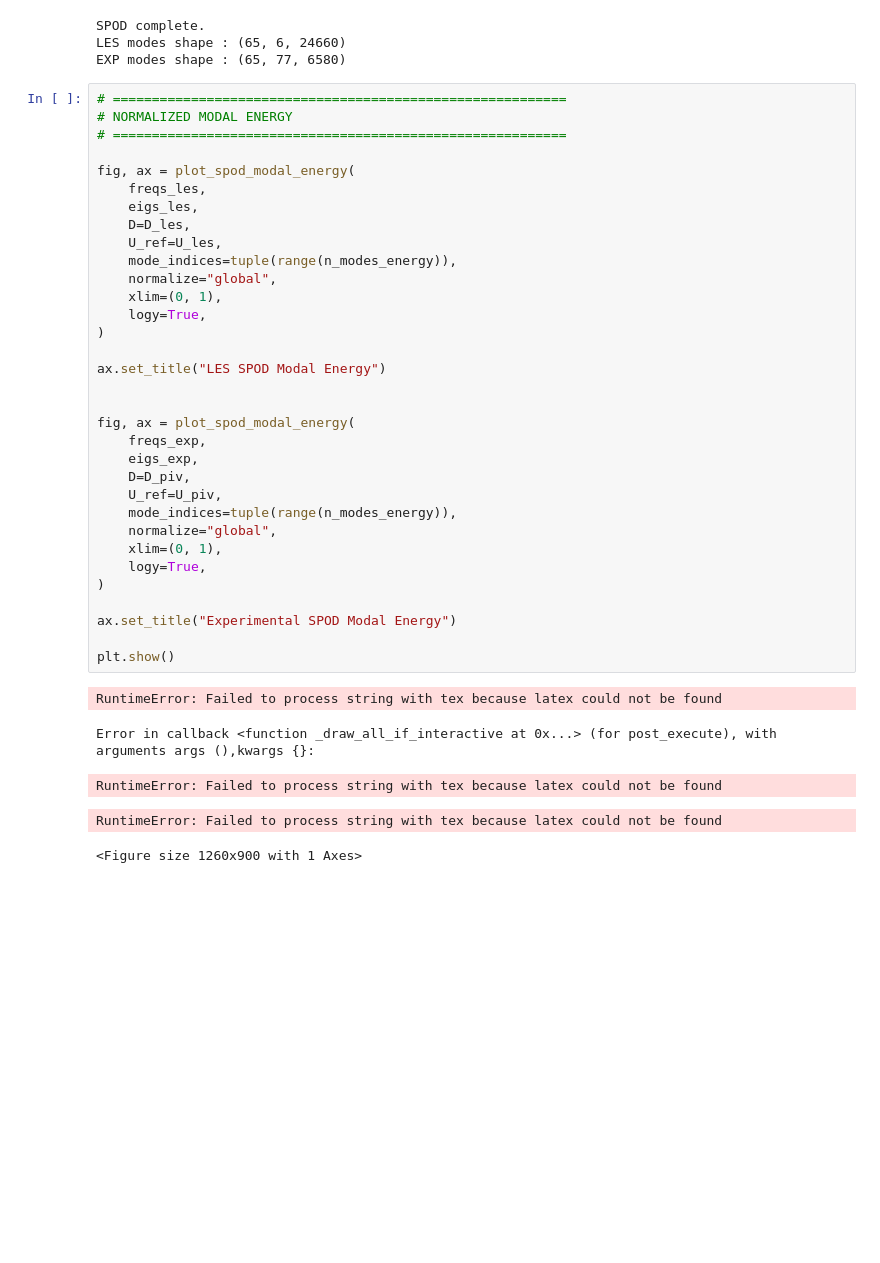
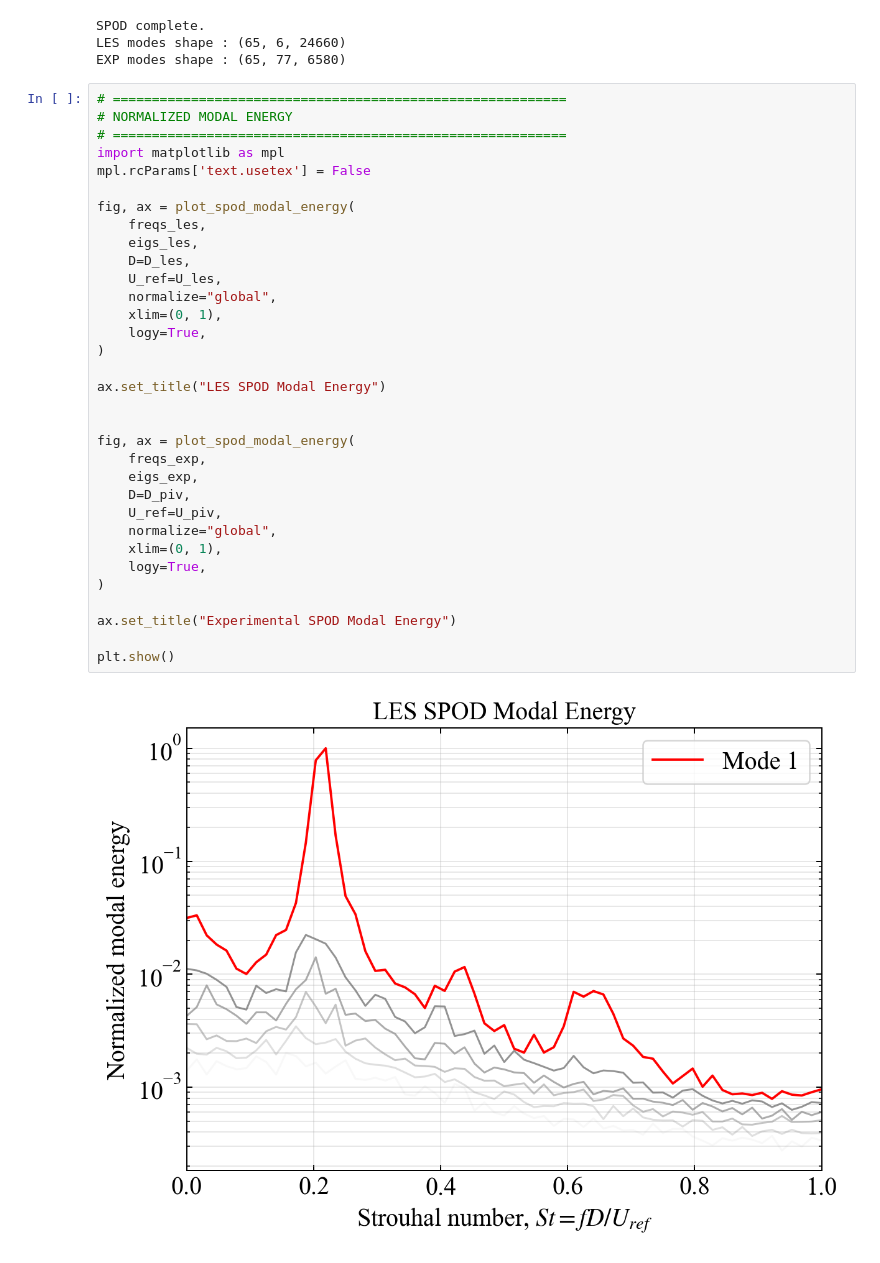
Before and after one commit to VivekThazhathattil/_toolbox, a Jupyter notebook: flow_related/SPOD/spod_computation.ipynb, the cells around one changed output. Drawn from its saved outputs; the diff is of its cells as text; blank space fills up the shorter version.

Commit message:
fix spod plots

```diff
--- a/flow_related/SPOD/spod_computation.ipynb
+++ b/flow_related/SPOD/spod_computation.ipynb
@@ -468,38 +744,34 @@ EXP modes shape : (65, 77, 6580)
 # ==========================================================
 # NORMALIZED MODAL ENERGY
 # ==========================================================
+import matplotlib as mpl
+mpl.rcParams['text.usetex'] = False
 
 fig, ax = plot_spod_modal_energy(
     freqs_les,
     eigs_les,
     D=D_les,
     U_ref=U_les,
-    mode_indices=tuple(range(n_modes_energy)),
     normalize="global",
     xlim=(0, 1),
     logy=True,
 )
 
 ax.set_title("LES SPOD Modal Energy")
 
 
 fig, ax = plot_spod_modal_energy(
     freqs_exp,
     eigs_exp,
     D=D_piv,
     U_ref=U_piv,
-    mode_indices=tuple(range(n_modes_energy)),
     normalize="global",
     xlim=(0, 1),
     logy=True,
 )
 
 ax.set_title("Experimental SPOD Modal Energy")
 
 plt.show()
 # %% [output]
-RuntimeError: Failed to process string with tex because latex could not be found
-Error in callback <function _draw_all_if_interactive at 0x...> (for post_execute), with arguments args (),kwargs {}:
-RuntimeError: Failed to process string with tex because latex could not be found
-RuntimeError: Failed to process string with tex because latex could not be found
-<Figure size 1260x900 with 1 Axes>
+[figure, added]
```
Also changed, not shown: parts of 8 cells of this notebook.
